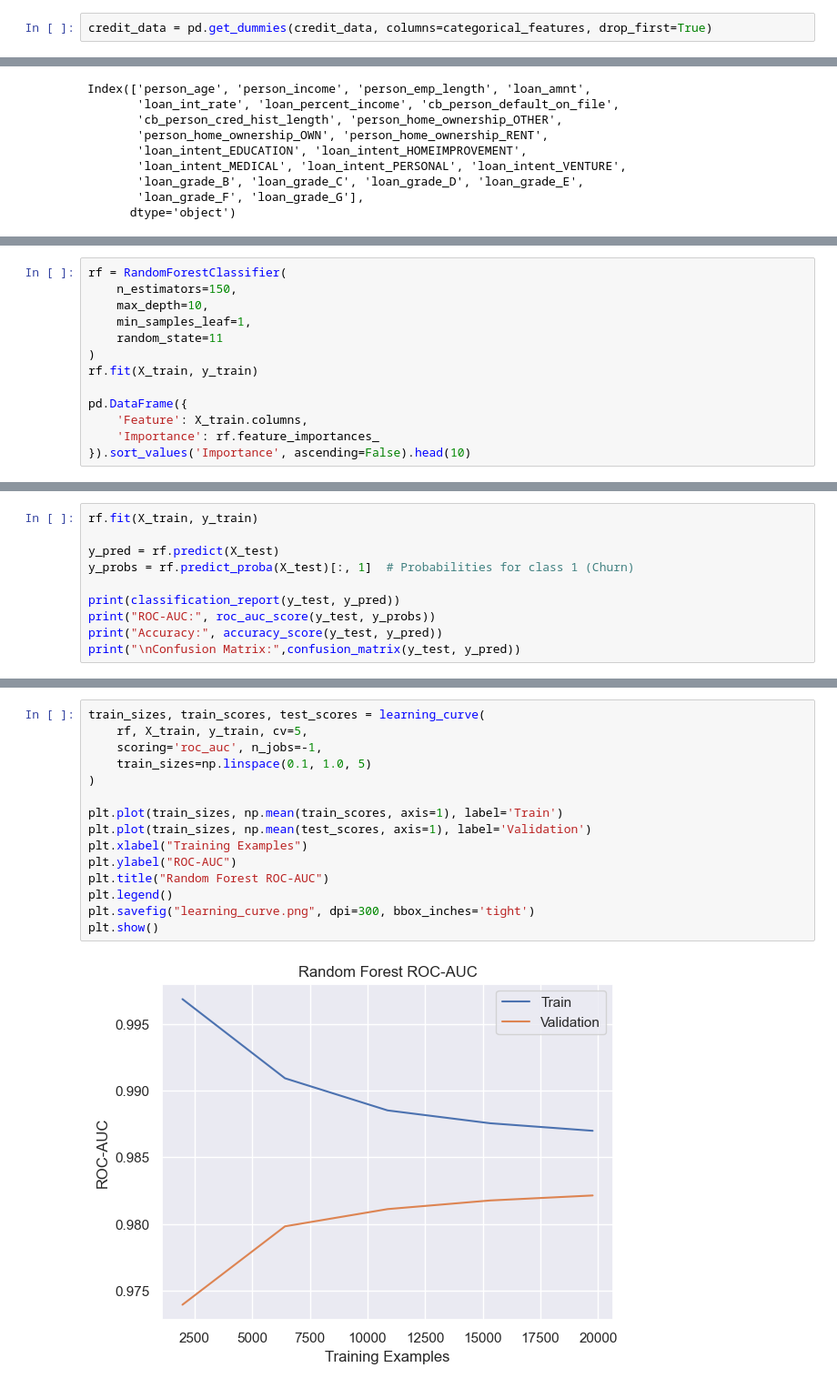
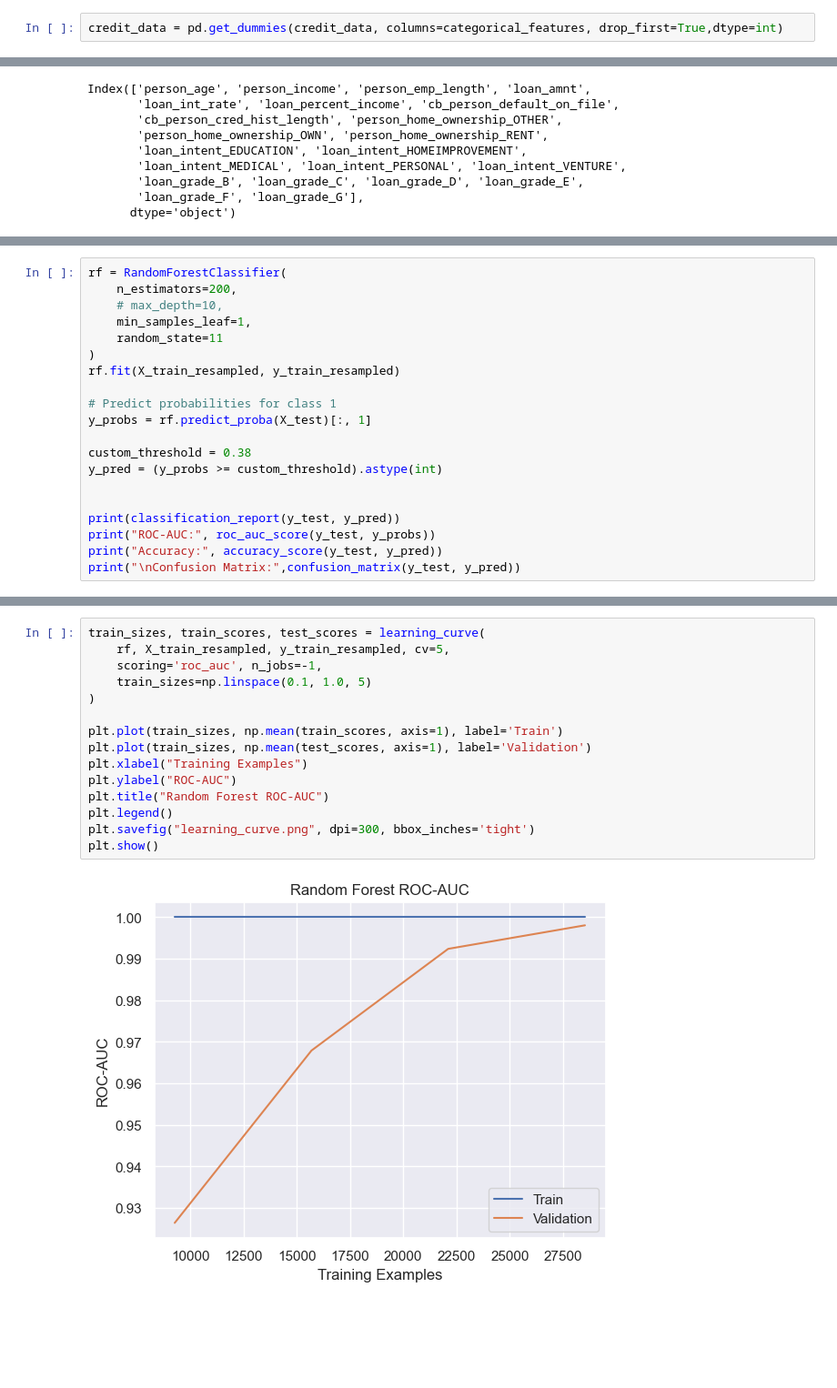
Before and after one commit to imdeadlock/Credit_Risk_Loan_Default_Prediction, a Jupyter notebook: Credit_Risk_Default.ipynb, the cells around one changed output, grey strips where cells are left out. Shown at 91% size. Saved outputs shown, nothing was run; the diff lists cells and outputs as text; blank space fills up the shorter version.

```diff
--- a/Credit_Risk_Default.ipynb
+++ b/Credit_Risk_Default.ipynb
@@ -423,7 +428,7 @@ dtype: int64
 categorical_features = ['person_home_ownership', 'loan_intent', 'loan_grade']
 credit_data['cb_person_default_on_file']=credit_data['cb_person_default_on_file'].astype(bool)
 # %%
-credit_data = pd.get_dummies(credit_data, columns=categorical_features, drop_first=True)
+credit_data = pd.get_dummies(credit_data, columns=categorical_features, drop_first=True,dtype=int)
 # %%
 credit_data
 # %% [output]
@@ -577,14 +688,21 @@ plt.show()
 # %%
 rf = RandomForestClassifier(
-    n_estimators=150,
-    max_depth=10,
+    n_estimators=200,
+    # max_depth=10,
     min_samples_leaf=1,
     random_state=11
 )
-rf.fit(X_train, y_train)
+rf.fit(X_train_resampled, y_train_resampled)
 
-pd.DataFrame({
-    'Feature': X_train.columns,
-    'Importance': rf.feature_importances_
-}).sort_values('Importance', ascending=False).head(10)
+# Predict probabilities for class 1
+y_probs = rf.predict_proba(X_test)[:, 1]
+
+custom_threshold = 0.38
+y_pred = (y_probs >= custom_threshold).astype(int)
+
+
+print(classification_report(y_test, y_pred))
+print("ROC-AUC:", roc_auc_score(y_test, y_probs))
+print("Accuracy:", accuracy_score(y_test, y_pred))
+print("\nConfusion Matrix:",confusion_matrix(y_test, y_pred))
 # %% [output]
@@ -602,10 +722,0 @@ pd.DataFrame({
-# %%
-rf.fit(X_train, y_train)
-
-y_pred = rf.predict(X_test)
-y_probs = rf.predict_proba(X_test)[:, 1]  # Probabilities for class 1 (Churn)
-
-print(classification_report(y_test, y_pred))
-print("ROC-AUC:", roc_auc_score(y_test, y_probs))
-print("Accuracy:", accuracy_score(y_test, y_pred))
-print("\nConfusion Matrix:",confusion_matrix(y_test, y_pred))
@@ -648,20 +756,20 @@ Test ROC-AUC: 0.9821
 # %%
 train_sizes, train_scores, test_scores = learning_curve(
-    rf, X_train, y_train, cv=5,
+    rf, X_train_resampled, y_train_resampled, cv=5,
     scoring='roc_auc', n_jobs=-1,
     train_sizes=np.linspace(0.1, 1.0, 5)
 )
 
 plt.plot(train_sizes, np.mean(train_scores, axis=1), label='Train')
 plt.plot(train_sizes, np.mean(test_scores, axis=1), label='Validation')
 plt.xlabel("Training Examples")
 plt.ylabel("ROC-AUC")
 plt.title("Random Forest ROC-AUC")
 plt.legend()
 plt.savefig("learning_curve.png", dpi=300, bbox_inches='tight')
 plt.show()
 # %% [output]
-[figure, old version]
+[figure, new version]
 # %%
 depths = [est.tree_.max_depth for est in rf.estimators_[:5]]
 print(f"Tree depths: {depths}")
```
Also changed, not shown: parts of 31 cells of this notebook.
